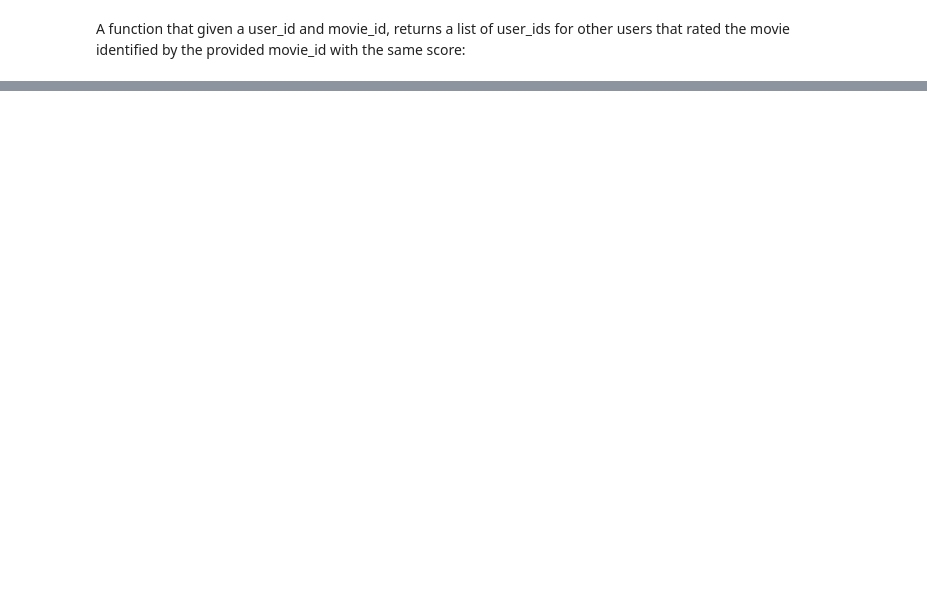
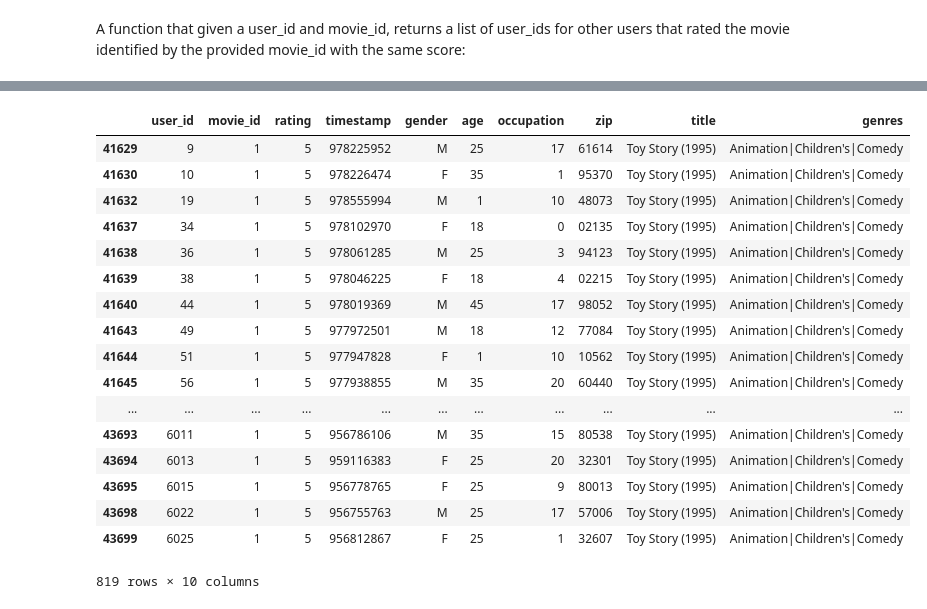
Before and after one commit to tholland/CCIS-CS6620, a Jupyter notebook: M01-A01- Movie Rating.ipynb, the cells around one changed output, grey strips where cells are left out. Cells and saved outputs as stored; diff of their text form; code cells hidden in the pictures; blank space fills up the shorter version.

```diff
--- a/M01-A01- Movie Rating.ipynb
+++ b/M01-A01- Movie Rating.ipynb
@@ -261,4 +338,4 @@ A function that given a user_id and movie_id, returns a list of user_ids for oth
 def ratings_match(user_id, movie_id):
     movie_entries = data[data['movie_id']==movie_id]
     rating = int(movie_entries[movie_entries['user_id']==user_id]['rating'])
-    return movie_entries[(movie_entries['rating']==rating) & (movie_entries['user_id']!=user_id)]
+    return list(movie_entries[(movie_entries['rating']==rating) & (movie_entries['user_id']!=user_id)].user_id)
@@ -266,0 +342,22 @@ I've been checking out Assignment 1 (I realize it's not due for a while still) a
+# %%
+found = ratings_match(1, 1)
+data[(data['user_id'].isin(found)) & (data['movie_id']==1)]
+# %% [output]
+|  | user_id | movie_id | rating | timestamp | gender | age | occupation | zip | title | genres |
+| 41629 | 9 | 1 | 5 | 978225952 | M | 25 | 17 | 61614 | Toy Story (1995) | Animation|Children's|Comedy |
+| 41630 | 10 | 1 | 5 | 978226474 | F | 35 | 1 | 95370 | Toy Story (1995) | Animation|Children's|Comedy |
+| 41632 | 19 | 1 | 5 | 978555994 | M | 1 | 10 | 48073 | Toy Story (1995) | Animation|Children's|Comedy |
+| 41637 | 34 | 1 | 5 | 978102970 | F | 18 | 0 | 02135 | Toy Story (1995) | Animation|Children's|Comedy |
+| 41638 | 36 | 1 | 5 | 978061285 | M | 25 | 3 | 94123 | Toy Story (1995) | Animation|Children's|Comedy |
+| 41639 | 38 | 1 | 5 | 978046225 | F | 18 | 4 | 02215 | Toy Story (1995) | Animation|Children's|Comedy |
+| 41640 | 44 | 1 | 5 | 978019369 | M | 45 | 17 | 98052 | Toy Story (1995) | Animation|Children's|Comedy |
+| 41643 | 49 | 1 | 5 | 977972501 | M | 18 | 12 | 77084 | Toy Story (1995) | Animation|Children's|Comedy |
+| 41644 | 51 | 1 | 5 | 977947828 | F | 1 | 10 | 10562 | Toy Story (1995) | Animation|Children's|Comedy |
+| 41645 | 56 | 1 | 5 | 977938855 | M | 35 | 20 | 60440 | Toy Story (1995) | Animation|Children's|Comedy |
+| ... | ... | ... | ... | ... | ... | ... | ... | ... | ... | ... |
+| 43693 | 6011 | 1 | 5 | 956786106 | M | 35 | 15 | 80538 | Toy Story (1995) | Animation|Children's|Comedy |
+| 43694 | 6013 | 1 | 5 | 959116383 | F | 25 | 20 | 32301 | Toy Story (1995) | Animation|Children's|Comedy |
+| 43695 | 6015 | 1 | 5 | 956778765 | F | 25 | 9 | 80013 | Toy Story (1995) | Animation|Children's|Comedy |
+| 43698 | 6022 | 1 | 5 | 956755763 | M | 25 | 17 | 57006 | Toy Story (1995) | Animation|Children's|Comedy |
+| 43699 | 6025 | 1 | 5 | 956812867 | F | 25 | 1 | 32607 | Toy Story (1995) | Animation|Children's|Comedy |
+819 rows × 10 columns
```
Also changed, not shown: parts of 21 cells of this notebook, 1 other file.
